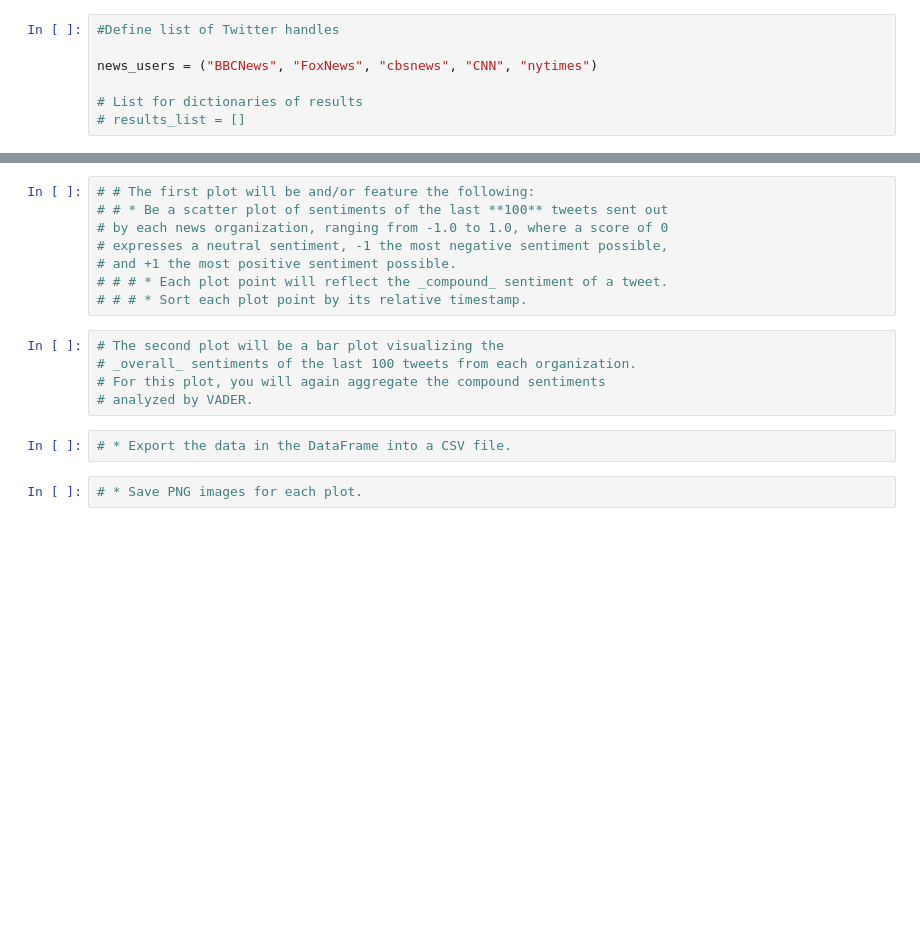
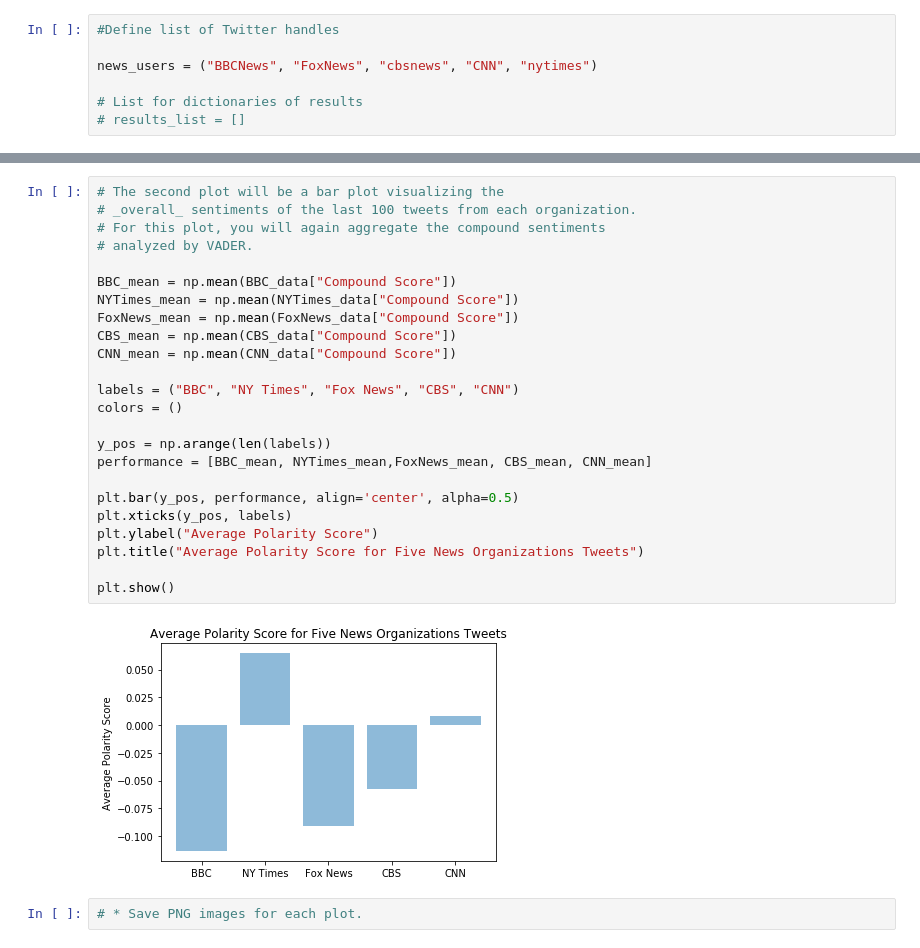
Before and after one commit to nonabsorbing/twitternews, a Jupyter notebook: news_analysis.ipynb, the cells around one changed output, grey strips where cells are left out. Cells and saved outputs as stored; diff of their text form; blank space fills up the shorter version.

```diff
--- a/news_analysis.ipynb
+++ b/news_analysis.ipynb
@@ -136,17 +171,28 @@ plt.show()
-# %%
-# # The first plot will be and/or feature the following:
-# # * Be a scatter plot of sentiments of the last **100** tweets sent out
-# by each news organization, ranging from -1.0 to 1.0, where a score of 0
-# expresses a neutral sentiment, -1 the most negative sentiment possible,
-# and +1 the most positive sentiment possible.
-# # # * Each plot point will reflect the _compound_ sentiment of a tweet.
-# # # * Sort each plot point by its relative timestamp.
 # %%
 # The second plot will be a bar plot visualizing the
 # _overall_ sentiments of the last 100 tweets from each organization.
 # For this plot, you will again aggregate the compound sentiments
 # analyzed by VADER.
+
+BBC_mean = np.mean(BBC_data["Compound Score"])
+NYTimes_mean = np.mean(NYTimes_data["Compound Score"])
+FoxNews_mean = np.mean(FoxNews_data["Compound Score"])
+CBS_mean = np.mean(CBS_data["Compound Score"])
+CNN_mean = np.mean(CNN_data["Compound Score"])
+
+labels = ("BBC", "NY Times", "Fox News", "CBS", "CNN")
+colors = ()
+
+y_pos = np.arange(len(labels))
+performance = [BBC_mean, NYTimes_mean,FoxNews_mean, CBS_mean, CNN_mean]
+
+plt.bar(y_pos, performance, align='center', alpha=0.5)
+plt.xticks(y_pos, labels)
+plt.ylabel("Average Polarity Score")
+plt.title("Average Polarity Score for Five News Organizations Tweets")
+
+plt.show()
+# %% [output]
+[figure, added]
-# %%
-# * Export the data in the DataFrame into a CSV file.
 # %%
 # * Save PNG images for each plot.
```
Also changed, not shown: parts of 7 cells of this notebook.
